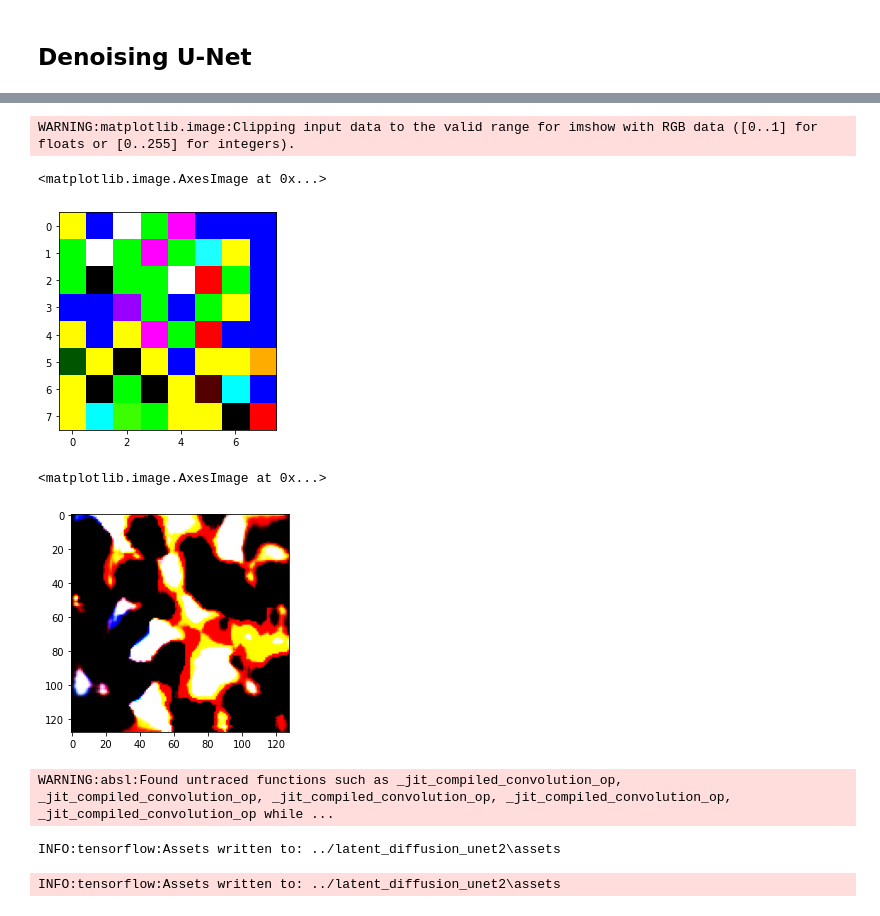
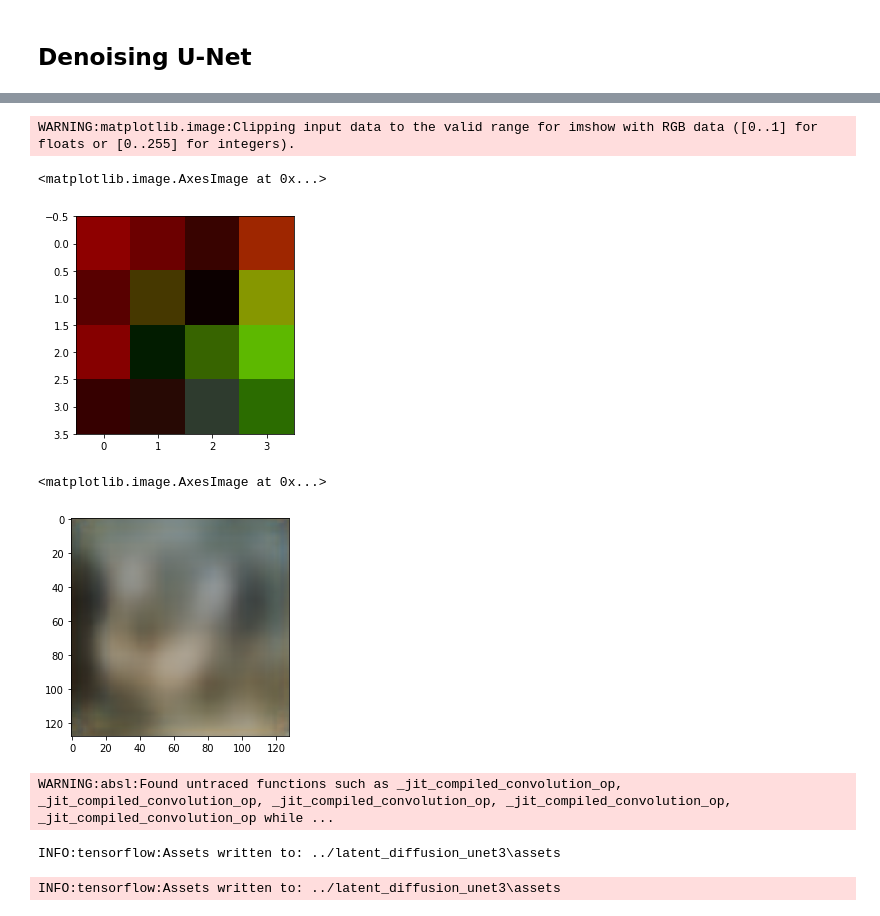
Before and after one commit to hayden-donnelly/ml-notebooks, a Jupyter notebook: latent_diffusion.ipynb, the cells around one changed output, grey strips where cells are left out. Cells and saved outputs as stored; diff of their text form; code cells hidden in the pictures.

Commit message:
Test with 1000 epoch autoencoder.

```diff
--- a/latent_diffusion.ipynb
+++ b/latent_diffusion.ipynb
@@ -333,2 +247,0 @@ unet = create_unet([32, 64, 32], 4)
-# %%
-train(encoded_images, unet, 100, 2048)
@@ -352,0 +372,8 @@ Epoch 99 completed.
+# %%
+end_index = int(encoded_images.shape[0] / diffusion_batch_size) * diffusion_batch_size
+encoded_images = encoded_images[:end_index]
+# %%
+model = DiffusionModel(latent_size, diffusion_block_depth, diffusion_widths)
+model.compile(optimizer='adam')
+# %%
+model.fit(encoded_images, epochs=100, batch_size=diffusion_batch_size)
@@ -353,20 +399,20 @@ Epoch 99 completed.
 # %%
-generated_latents = reverse_diffusion(unet, 8, 20)
+generated_latents = model.generate(8, 20)
 plt.imshow(generated_latents[2].numpy().reshape(latent_size, latent_size, channels))
 # %% [output]
 WARNING:matplotlib.image:Clipping input data to the valid range for imshow with RGB data ([0..1] for floats or [0..255] for integers).
 <matplotlib.image.AxesImage at 0x...>
-[figure, old version]
+[figure, new version]
 # %%
-generated_latents = reverse_diffusion(unet, 2, 20)
+generated_latents = model.generate(2, 20)
 generated_images = vae.decode(generated_latents)
 plt.imshow(generated_images[0].numpy().reshape(image_size, image_size, channels), cmap='gray')
 # %% [output]
 <matplotlib.image.AxesImage at 0x...>
-[figure, old version]
+[figure, new version]
 # %%
-unet.save('../latent_diffusion_unet2')
+unet.save('../latent_diffusion_unet3')
 # %% [output]
 WARNING:absl:Found untraced functions such as _jit_compiled_convolution_op, _jit_compiled_convolution_op, _jit_compiled_convolution_op, _jit_compiled_convolution_op, _jit_compiled_convolution_op while ...
-INFO:tensorflow:Assets written to: ../latent_diffusion_unet2\assets
+INFO:tensorflow:Assets written to: ../latent_diffusion_unet3\assets
-INFO:tensorflow:Assets written to: ../latent_diffusion_unet2\assets
+INFO:tensorflow:Assets written to: ../latent_diffusion_unet3\assets
```
Also changed, not shown: parts of 22 cells of this notebook.
